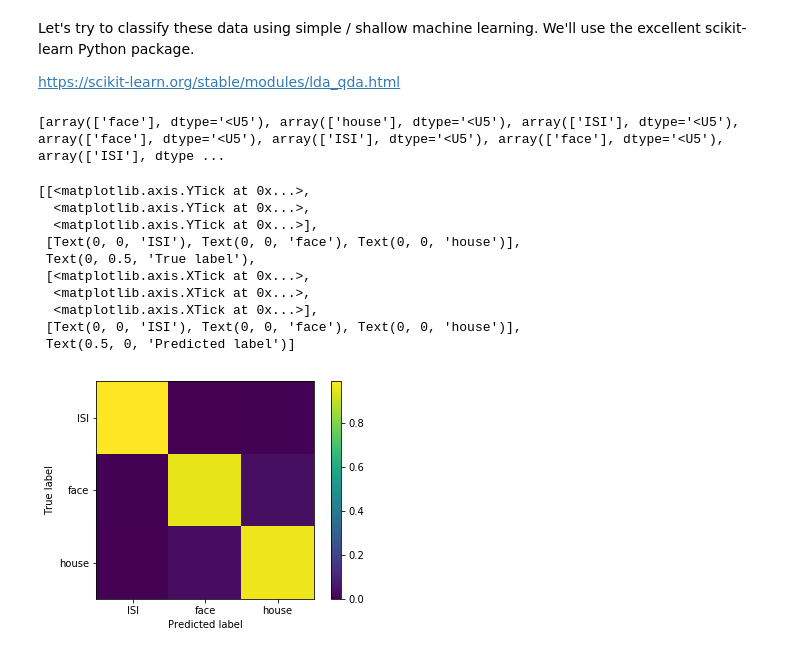
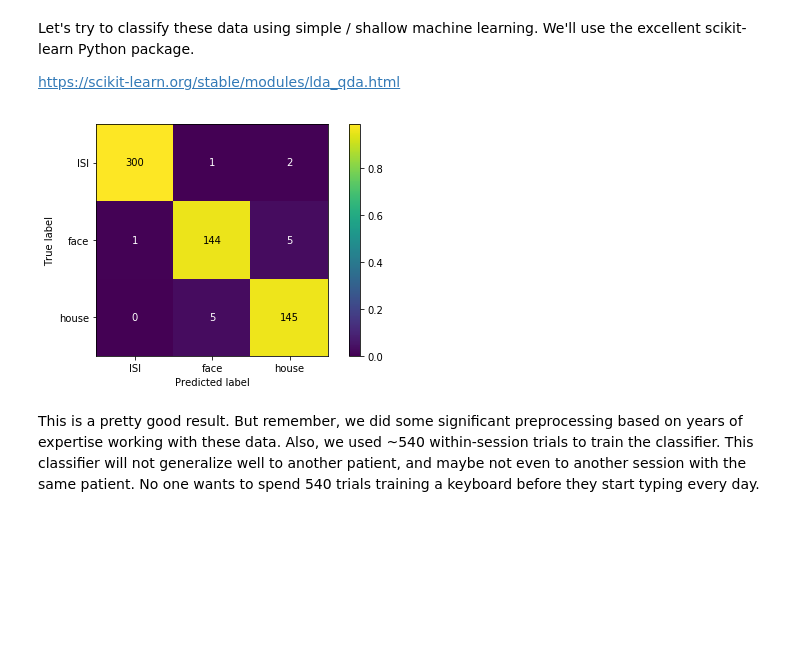
Before and after one commit to SachsLab/IntracranialNeurophysDL, a Jupyter notebook: notebooks/01_01_data_import.ipynb, the cells around one changed output. Cells and saved outputs as stored; diff of their text form; code cells hidden in the pictures; blank space fills up the shorter version.

```diff
--- a/notebooks/01_01_data_import.ipynb
+++ b/notebooks/01_01_data_import.ipynb
@@ -182,49 +180,52 @@ We'll use the excellent scikit-learn Python package.
 https://scikit-learn.org/stable/modules/lda_qda.html
 # %%
 from sklearn.discriminant_analysis import LinearDiscriminantAnalysis as LDA
-from sklearn.model_selection import LeaveOneOut as LOO
+from sklearn.model_selection import StratifiedKFold
 from sklearn.model_selection import cross_val_score
 
 X = chunk['data'].reshape((chunk['data'].shape[0], -1))
 y = instance_axis['data']['Marker'].values
 lda = LDA(shrinkage='auto', solver='eigen')
-loo = LOO()
+splitter = StratifiedKFold(n_splits=10)
 
 test_fold_predictions = []
-for trn, tst in loo.split(X):
+y_true = []
+for trn, tst in splitter.split(X, y):
     lda.fit(X[trn], y[trn])
     test_fold_predictions.append(lda.predict(X[tst]))
+    y_true.append(y[tst])
 
-y_preds = [_[0] for _ in test_fold_predictions]
+y_preds = np.hstack(test_fold_predictions)
+y_true = np.hstack(y_true)
-# %% [output]
-[array(['face'], dtype='<U5'), array(['house'], dtype='<U5'), array(['ISI'], dtype='<U5'), array(['face'], dtype='<U5'), array(['ISI'], dtype='<U5'), array(['face'], dtype='<U5'), array(['ISI'], dtype ...
 # %%
 from sklearn.metrics import confusion_matrix
 from sklearn.utils.multiclass import unique_labels
 import matplotlib.pyplot as plt
 
-classes = unique_labels(y, y_preds)
-cm = confusion_matrix(y, y_preds)
+classes = unique_labels(y_true, y_preds)
+cm = confusion_matrix(y_true, y_preds)
+cm_int = np.copy(cm)
 cm = cm.astype('float') / cm.sum(axis=1)[:, np.newaxis]  # Normalize
 fig, ax = plt.subplots()
 im = ax.imshow(cm, interpolation='nearest')
 ax.figure.colorbar(im, ax=ax)
 # We want to show all ticks...
 ax.set(xticks=np.arange(cm.shape[1]),
       yticks=np.arange(cm.shape[0]),
       # ... and label them with the respective list entries
       xticklabels=classes, yticklabels=classes,
       ylabel='True label',
       xlabel='Predicted label')
+
+# Loop over data dimensions and create text annotations.
+thresh = cm.max() / 2.
+for i in range(cm.shape[0]):
+    for j in range(cm.shape[1]):
+        ax.text(j, i, format(cm_int[i, j], 'd'),
+                ha="center", va="center",
+                color="black" if cm[i, j] > thresh else "white")
+fig.tight_layout()
 # %% [output]
-[[<matplotlib.axis.YTick at 0x...>,
-  <matplotlib.axis.YTick at 0x...>,
-  <matplotlib.axis.YTick at 0x...>],
- [Text(0, 0, 'ISI'), Text(0, 0, 'face'), Text(0, 0, 'house')],
- Text(0, 0.5, 'True label'),
- [<matplotlib.axis.XTick at 0x...>,
-  <matplotlib.axis.XTick at 0x...>,
-  <matplotlib.axis.XTick at 0x...>],
- [Text(0, 0, 'ISI'), Text(0, 0, 'face'), Text(0, 0, 'house')],
- Text(0.5, 0, 'Predicted label')]
-[figure, old version]
+[figure, new version]
+# %% [markdown]
+This is a pretty good result. But remember, we did some significant preprocessing based on years of expertise working with these data. Also, we used ~540 within-session trials to train the classifier. This classifier will not generalize well to another patient, and maybe not even to another session with the same patient. No one wants to spend 540 trials training a keyboard before they start typing every day.
```
Also changed, not shown: parts of 1 cell of this notebook.
